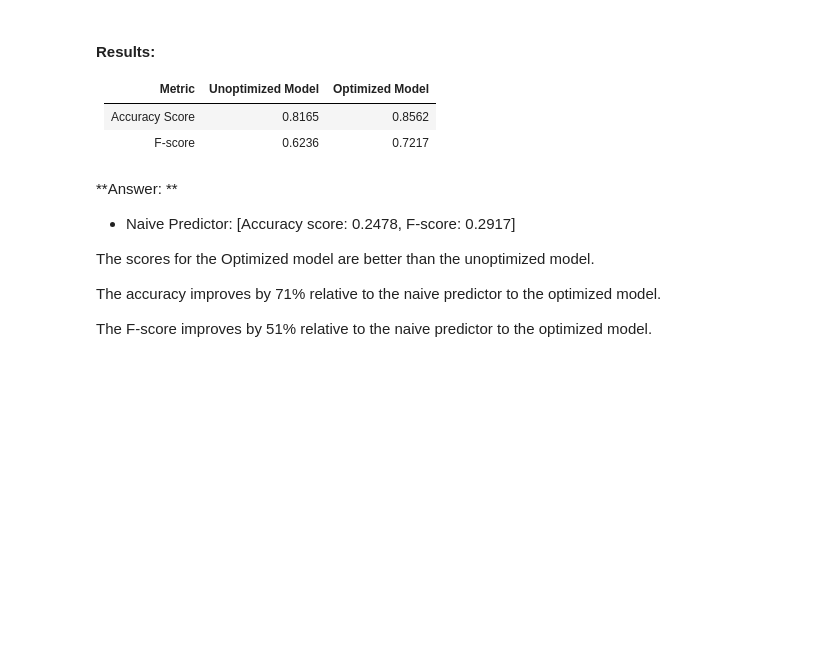
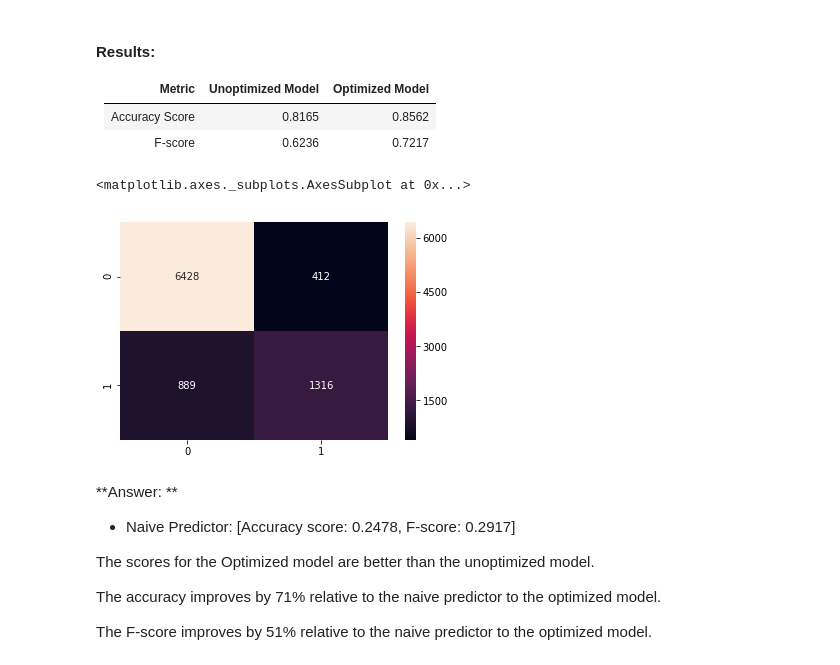
Before and after one commit to alex-baldon/ML_nano_degree_projects, a Jupyter notebook: finding_donors/finding_donors.ipynb, the cells around one changed output. Saved outputs shown, nothing was run; the diff lists cells and outputs as text; code cells hidden in the pictures; blank space fills up the shorter version.

```diff
--- a/finding_donors/finding_donors.ipynb
+++ b/finding_donors/finding_donors.ipynb
@@ -704,5 +704,19 @@ Final F-score on the testing data: 0.7214
 | :------------: | :---------------: | :-------------: |
 | Accuracy Score |         0.8165          | 0.8562                |
 | F-score        |            0.6236       |   0.7217       |
+# %%
+# describing the performance of a classification model (or "classifier")
+# on a set of test data for which the true values are known.
+# looks like our true predections are colored white, which is good!
+
+from sklearn.metrics import confusion_matrix
+import seaborn as sns
+%matplotlib inline
+
+pred = best_clf.predict(X_test)
+sns.heatmap(confusion_matrix(y_test, pred), annot = True, fmt = '')
+# %% [output]
+<matplotlib.axes._subplots.AxesSubplot at 0x...>
+[figure, added]
 # %% [markdown]
 **Answer: **
```
Also changed, not shown: parts of 7 cells of this notebook, 1 other file.
